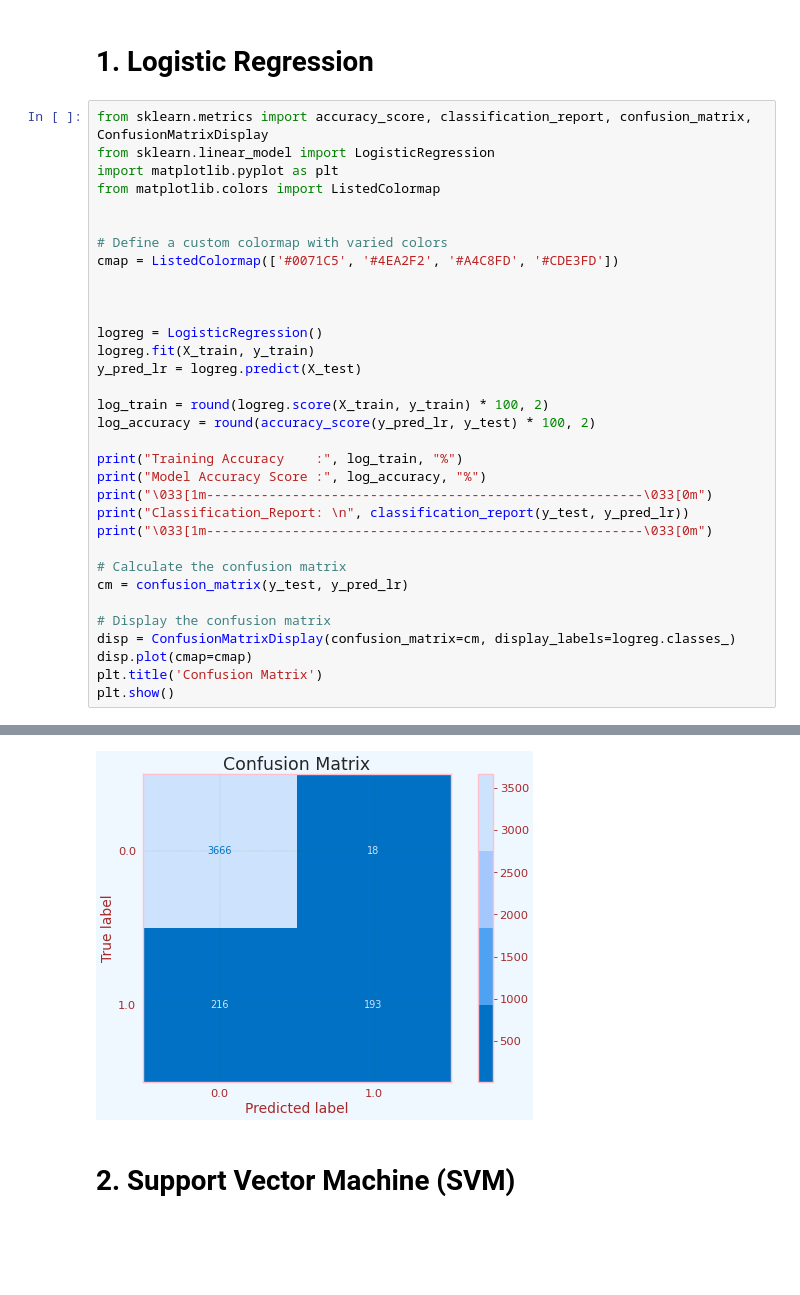
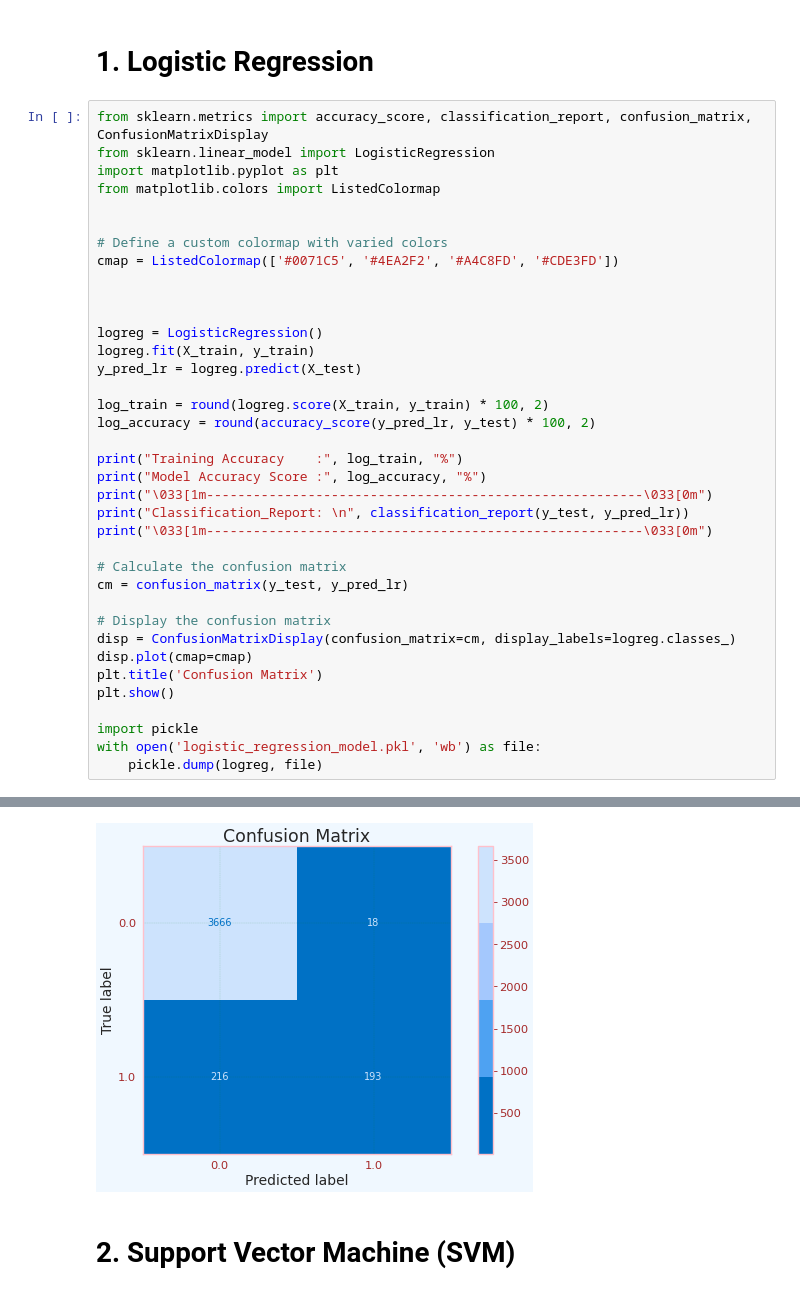
Before and after one commit to devkakeri06/TransfomerFaultPrediction, a Jupyter notebook: Group_39.ipynb, the cells around one changed output, grey strips where cells are left out. Saved outputs shown, nothing was run; the diff lists cells and outputs as text; blank space fills up the shorter version.

```diff
--- a/Group_39.ipynb
+++ b/Group_39.ipynb
@@ -304,34 +313,38 @@ log_accuracy = round(accuracy_score(y_pred_lr, y_test) * 100, 2)
 
 print("Training Accuracy    :", log_train, "%")
 print("Model Accuracy Score :", log_accuracy, "%")
 print("\033[1m--------------------------------------------------------\033[0m")
 print("Classification_Report: \n", classification_report(y_test, y_pred_lr))
 print("\033[1m--------------------------------------------------------\033[0m")
 
 # Calculate the confusion matrix
 cm = confusion_matrix(y_test, y_pred_lr)
 
 # Display the confusion matrix
 disp = ConfusionMatrixDisplay(confusion_matrix=cm, display_labels=logreg.classes_)
 disp.plot(cmap=cmap)
 plt.title('Confusion Matrix')
 plt.show()
+
+import pickle
+with open('logistic_regression_model.pkl', 'wb') as file:
+    pickle.dump(logreg, file)
 # %% [output]
 Training Accuracy    : 94.22 %
 Model Accuracy Score : 94.28 %
 --------------------------------------------------------
 Classification_Report:
                precision    recall  f1-score   support
 
          0.0       0.94      1.00      0.97      3684
          1.0       0.91      0.47      0.62       409
 
     accuracy                           0.94      4093
    macro avg       0.93      0.73      0.80      4093
 weighted avg       0.94      0.94      0.93      4093
 
 --------------------------------------------------------
-[figure, old version]
+[figure, new version]
 # %% [markdown]
 # **2. Support Vector Machine (SVM)**
 # %%
```
Also changed, not shown: parts of 10 cells of this notebook, 10 other files.
